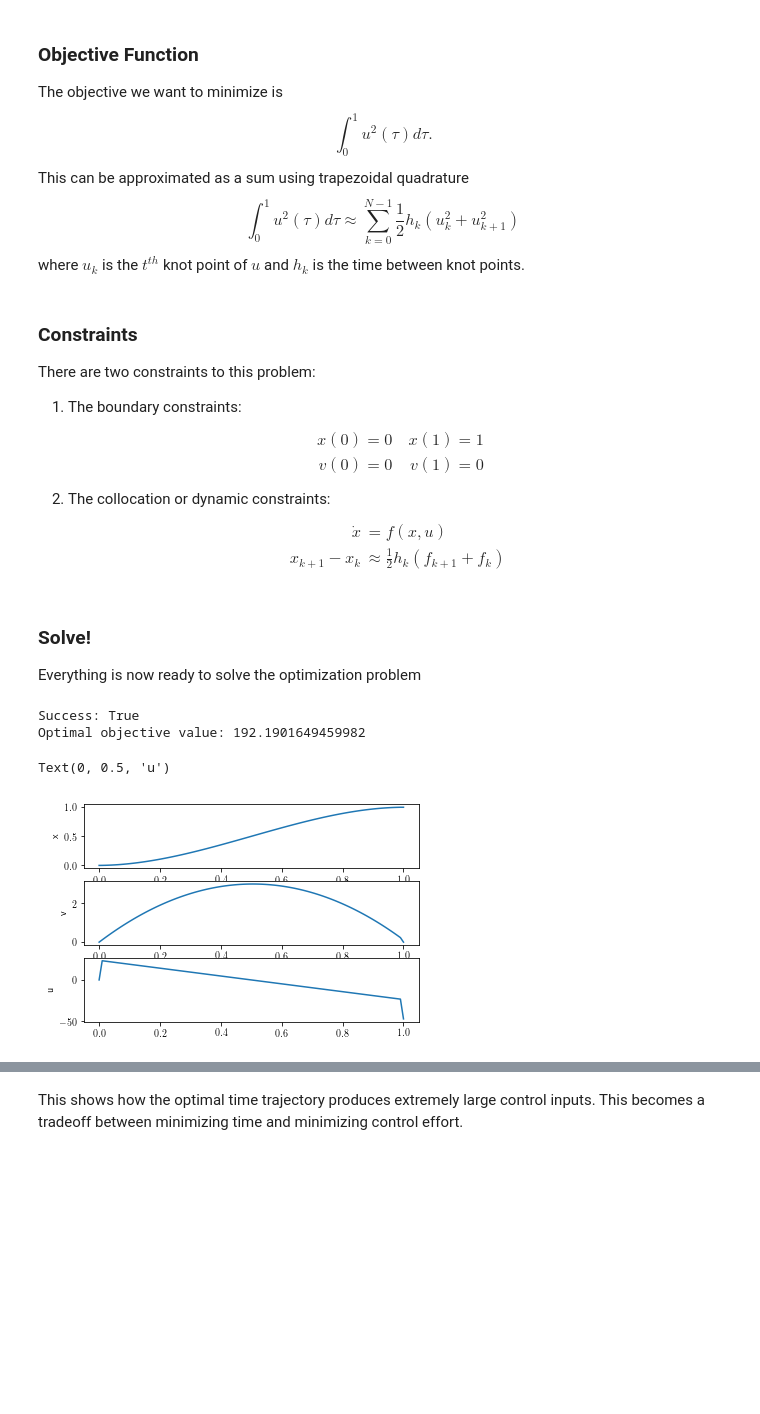
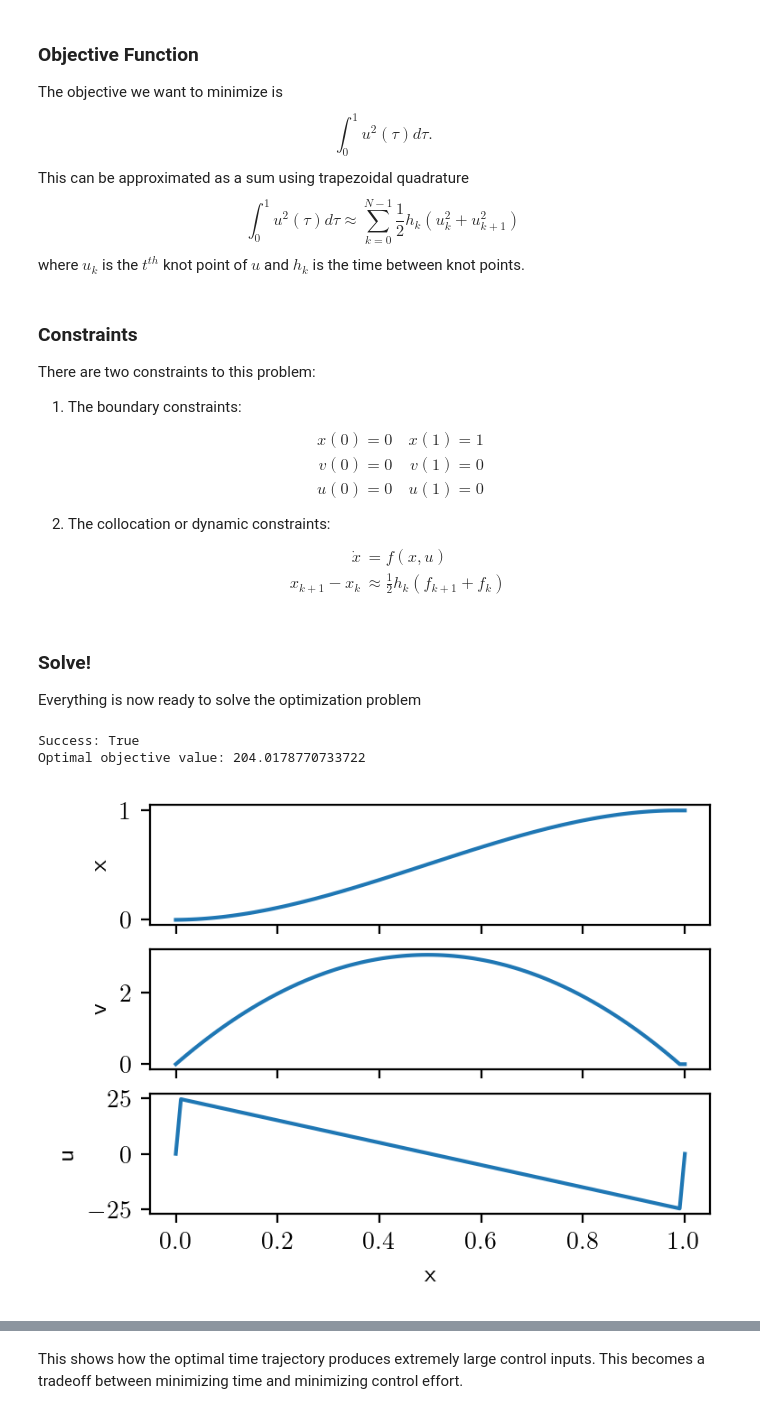
Before and after one commit to jbwillis/GeneralNotebooks, a Jupyter notebook: Control/DirectCollocation.ipynb, the cells around one changed output, grey strips where cells are left out. Saved outputs shown, nothing was run; the diff lists cells and outputs as text; code cells hidden in the pictures; blank space fills up the shorter version.

```diff
--- a/Control/DirectCollocation.ipynb
+++ b/Control/DirectCollocation.ipynb
@@ -1,8 +1,9 @@
 # %%
 from mpl_toolkits.mplot3d import Axes3D
 import matplotlib
-matplotlib.rcParams['figure.figsize'] = [8., 8.]
-matplotlib.rcParams['font.size'] = 16.
+matplotlib.rcParams['figure.figsize'] = [4., 3.]
+matplotlib.rcParams['figure.dpi'] = 200
+matplotlib.rcParams['font.size'] = 10.
 matplotlib.rcParams['text.usetex'] = True
 import matplotlib.pyplot as plt
 import numpy as np
@@ -61,6 +62,8 @@ This also defines the timescale of the system. To initialize each knot point, we
 # %%
 x0 = np.array([0., 0.]) # initial state
 xf = np.array([1., 0.]) # desired final state
+u0 = 0.
+uf = 0.
 
 t0 = 0.
 tf = 1.
@@ -101,7 +104,8 @@ There are two constraints to this problem:
 1. The boundary constraints:
 \begin{align}
 x(0) = 0 && x(1) = 1 \\
-v(0) = 0 && v(1) = 0
+v(0) = 0 && v(1) = 0 \\
+u(0) = 0 && u(1) = 0
 \end{align}
 2. The collocation or dynamic constraints:
 \begin{align}
@@ -115,8 +119,10 @@ def boundcons(y):
     consvec = []
     consvec.append(y[0,0]  - x0[0]) # x(0) = 0
     consvec.append(y[0,1]  - x0[1]) # v(0) = 0
+    consvec.append(y[0,2] - u0) # u(0) = 0
     consvec.append(y[-1,0] - xf[0]) # x(1) = 1
     consvec.append(y[-1,1] - xf[1]) # v(1) = 0
+    consvec.append(y[-1,2] - uf) # u(1) = 0
     return np.array(consvec)
 
 def dyncons(y):
@@ -147,20 +153,22 @@ ret = scipy.optimize.minimize(
         ])
 print("Success:", ret.success)
 print("Optimal objective value:", ret.fun)
-y_opt = np.reshape(ret.x, (-1, 3))
-
-fig, ax = plt.subplots(3,1)
-ax[0].plot(t, y_opt[:,0])
-ax[0].set_ylabel('x')
-
-ax[1].plot(t, y_opt[:,1])
-ax[1].set_ylabel('v')
-
-ax[2].plot(t, y_opt[:,2])
-ax[2].set_ylabel('u')
+y_opt_minctrl = np.reshape(ret.x, (-1, 3))
 # %% [output]
 Success: True
-Optimal objective value: 192.1901649459982
+Optimal objective value: 204.0178770733722
-Text(0, 0.5, 'u')
-[figure, removed]
+# %%
+fig, ax = plt.subplots(3,1, sharex=True)
+ax[0].plot(t, y_opt_minctrl[:,0])
+ax[0].set_ylabel('x')
+
+ax[1].plot(t, y_opt_minctrl[:,1])
+ax[1].set_ylabel('v')
+
+ax[2].plot(t, y_opt_minctrl[:,2])
+ax[2].set_ylabel('u')
+ax[2].set_xlabel('x')
+pass
+# %% [output]
+[figure, added]
 # %% [markdown]
```
Also changed, not shown: parts of 6 cells of this notebook.
